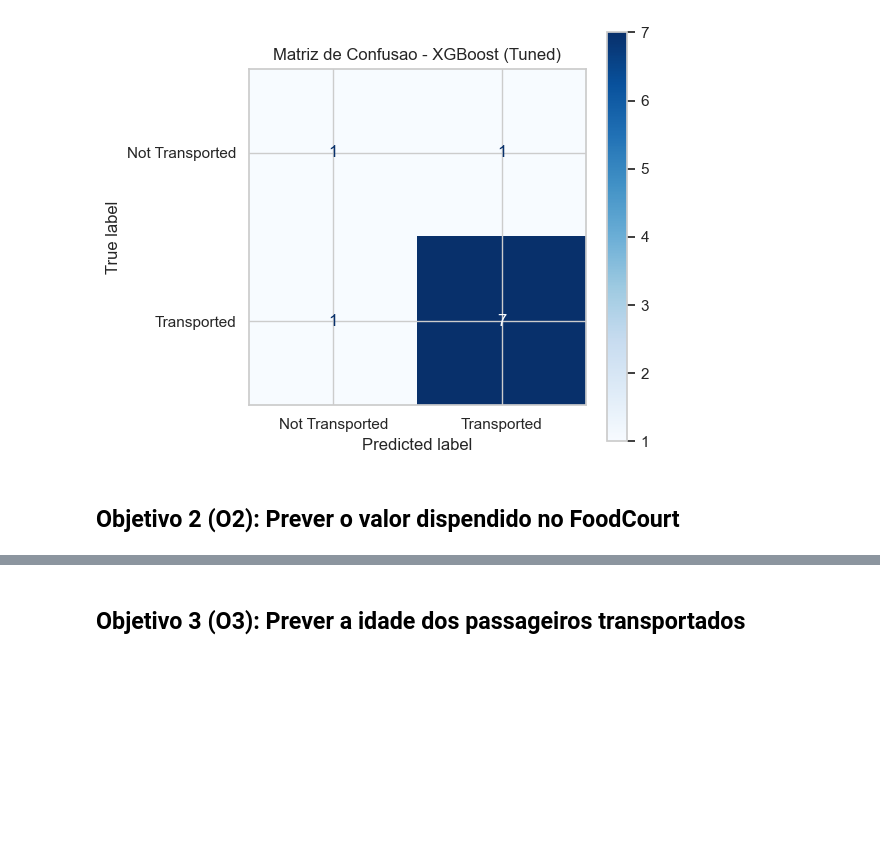
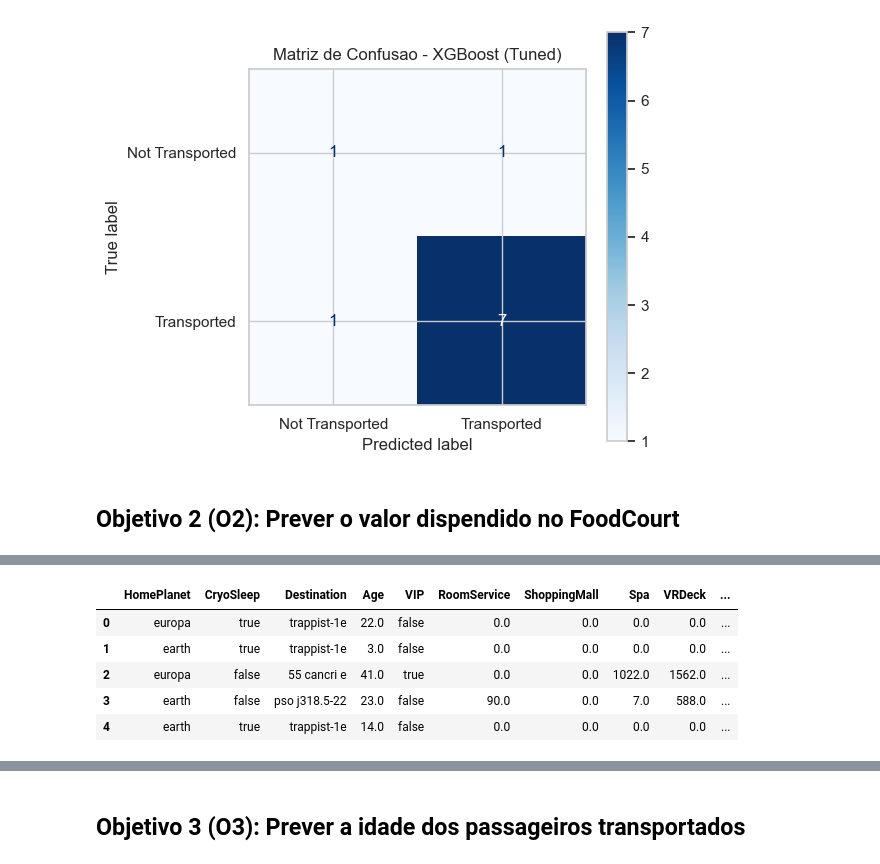
Before and after one commit to SimaoAlexandre/SimaoAlexandre, a Jupyter notebook: Projeto_IAA.ipynb, the cells around one changed output, grey strips where cells are left out. Cells and saved outputs as stored; diff of their text form; code cells hidden in the pictures; blank space fills up the shorter version.

```diff
--- a/Projeto_IAA.ipynb
+++ b/Projeto_IAA.ipynb
@@ -444,3 +552,96 @@ Not Transported       0.50      0.50      0.50         2
 ## Objetivo 2 (O2): Prever o valor dispendido no FoodCourt
 # %%
 # Código para o Objetivo 2...
+# Objetivo 2: Prever FoodCourt (compacto, sem leakage)
+import os
+import joblib
+import numpy as np
+import pandas as pd
+from sklearn.model_selection import KFold, cross_val_score, GridSearchCV, train_test_split
+from sklearn.linear_model import Ridge
+from sklearn.ensemble import RandomForestRegressor
+from xgboost import XGBRegressor
+from sklearn.compose import ColumnTransformer
+from sklearn.pipeline import Pipeline
+from sklearn.metrics import mean_squared_error, mean_absolute_error, r2_score
+
+# 1) Preparação rápida: preencher gastos e criar total_spent_excl_food
+spend_cols = ['RoomService','FoodCourt','ShoppingMall','Spa','VRDeck']
+work_df[spend_cols] = work_df[spend_cols].fillna(0)
+work_df['total_spent_excl_food'] = work_df[['RoomService','ShoppingMall','Spa','VRDeck']].sum(axis=1)
+
+# 2) Features/target (remover FoodCourt para evitar leakage)
+target = 'FoodCourt'
+features = [c for c in X_base.columns if c != 'FoodCourt' and c != 'total_spent']
+if 'total_spent_excl_food' not in features:
+    features.append('total_spent_excl_food')
+X_o2 = work_df[features].copy()
+y_o2 = work_df[target].fillna(0).copy()
+print(f'X_o2 shape: {X_o2.shape}')
+display(X_o2.head())
+
+# 3) Preprocessor (reusar transformers definidos anteriormente)
+numeric_feats = X_o2.select_dtypes(include=['number']).columns.tolist()
+categorical_feats = X_o2.select_dtypes(exclude=['number']).columns.tolist()
+preprocessor_o2 = ColumnTransformer([
+    ('num', numeric_transformer, numeric_feats),
+    ('cat', categorical_transformer, categorical_feats)
+], remainder='drop')
+
+# 4) Pipelines candidatos
+pipe_ridge = Pipeline([('preprocessor', preprocessor_o2), ('regressor', Ridge(random_state=42))])
+pipe_rf = Pipeline([('preprocessor', preprocessor_o2), ('regressor', RandomForestRegressor(n_estimators=100, random_state=42, n_jobs=-1))])
+pipe_xgb = Pipeline([('preprocessor', preprocessor_o2), ('regressor', XGBRegressor(n_estimators=100, max_depth=6, learning_rate=0.1, random_state=42, verbosity=0))])
+models = {'Ridge': pipe_ridge, 'RandomForest': pipe_rf, 'XGBoost': pipe_xgb}
+cv = KFold(n_splits=5, shuffle=True, random_state=42)
+
+# 5) Avaliar com CV (RMSE/MAE/R2)
+results = []
+for name, mdl in models.items():
+    try:
+        neg_mse = cross_val_score(mdl, X_o2, y_o2, cv=cv, scoring='neg_mean_squared_error', n_jobs=-1)
+        rmse = np.sqrt(-neg_mse).mean()
+        mae = -cross_val_score(mdl, X_o2, y_o2, cv=cv, scoring='neg_mean_absolute_error', n_jobs=-1).mean()
+        r2 = cross_val_score(mdl, X_o2, y_o2, cv=cv, scoring='r2', n_jobs=-1).mean()
+    except Exception as e:
+        print(f'Erro ao avaliar {name}: {e}')
+        rmse = mae = r2 = np.nan
+    results.append({'model': name, 'rmse': rmse, 'mae': mae, 'r2': r2})
+
+results_df = pd.DataFrame(results).set_index('model')
+print('\nResultados (CV):')
+display(results_df)
+
+# 6) Tuning rápido XGBoost
+param_grid = {'regressor__n_estimators': [50, 100], 'regressor__max_depth': [3, 6], 'regressor__learning_rate': [0.05, 0.1]}
+grid = GridSearchCV(pipe_xgb, param_grid, cv=cv, scoring='neg_mean_squared_error', n_jobs=-1, verbose=1)
+grid.fit(X_o2, y_o2)
+best_xgb = grid.best_estimator_
+best_rmse = np.sqrt(-grid.best_score_)
+print(f'XGBoost tuned CV-RMSE: {best_rmse:.4f}')
+
+# 7) Selecionar e treinar modelo final (no conjunto completo) e salvar artefactos
+best_candidate = results_df['rmse'].idxmin() if not results_df['rmse'].isna().all() else 'XGBoost'
+candidate_model = models.get(best_candidate, pipe_xgb)
+final_model = best_xgb if best_rmse < (results_df.loc['XGBoost','rmse'] if 'XGBoost' in results_df.index else np.inf) else candidate_model
+final_name = 'XGBoost_tuned' if final_model is best_xgb else best_candidate
+print(f'Final model: {final_name}')
+final_model.fit(X_o2, y_o2)
+os.makedirs('models', exist_ok=True)
+joblib.dump(final_model, 'models/o2_best_regressor.joblib')
+joblib.dump(preprocessor_o2, 'models/preprocessor_o2.joblib')
+print('Modelos guardados em ./models')
+
+# 8) Hold-out sanity check (20%)
+X_tr, X_val, y_tr, y_val = train_test_split(X_o2, y_o2, test_size=0.2, random_state=42)
+final_model.fit(X_tr, y_tr)
+y_val_pred = final_model.predict(X_val)
+# Compatibilidade: calcular RMSE manualmente (algumas versões do sklearn não aceitam 'squared' arg)
+y_true = np.ravel(y_val)
+y_pred = np.ravel(y_val_pred)
+rmse_val = np.sqrt(mean_squared_error(y_true, y_pred))
+print('Hold-out RMSE:', rmse_val)
+display(pd.DataFrame({'y_true': y_val.head(10).values, 'y_pred': y_val_pred[:10]}))
+
+# Nota: para resultados finais, usar nested CV ou hold-out + CV para tuning.
+# %% [output]
@@ -446,0 +649,6 @@ Not Transported       0.50      0.50      0.50         2
+|  | HomePlanet | CryoSleep | Destination | Age | VIP | RoomService | ShoppingMall | Spa | VRDeck | ... |
+| 0 | europa | true | trappist-1e | 22.0 | false | 0.0 | 0.0 | 0.0 | 0.0 | ... |
+| 1 | earth | true | trappist-1e | 3.0 | false | 0.0 | 0.0 | 0.0 | 0.0 | ... |
+| 2 | europa | false | 55 cancri e | 41.0 | true | 0.0 | 0.0 | 1022.0 | 1562.0 | ... |
+| 3 | earth | false | pso j318.5-22 | 23.0 | false | 90.0 | 0.0 | 7.0 | 588.0 | ... |
+| 4 | earth | true | trappist-1e | 14.0 | false | 0.0 | 0.0 | 0.0 | 0.0 | ... |
```
Also changed, not shown: parts of 4 cells of this notebook, 2 other files.
